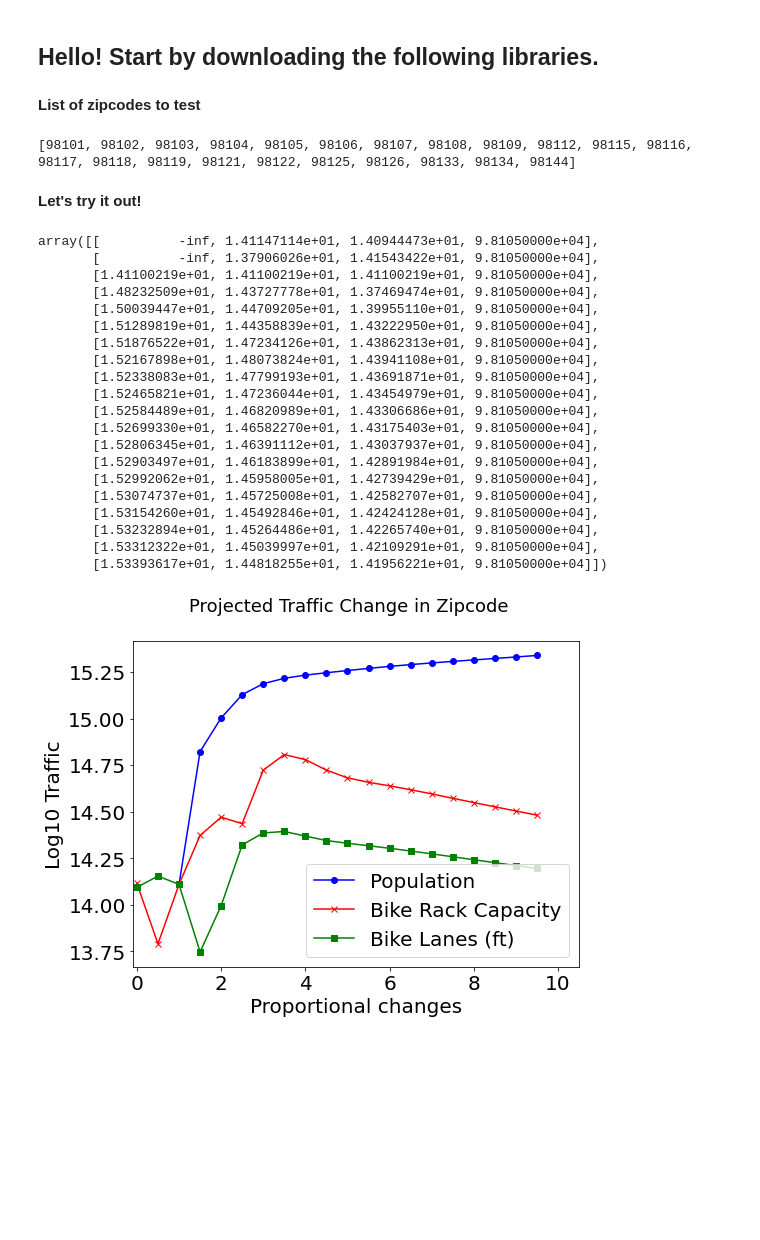
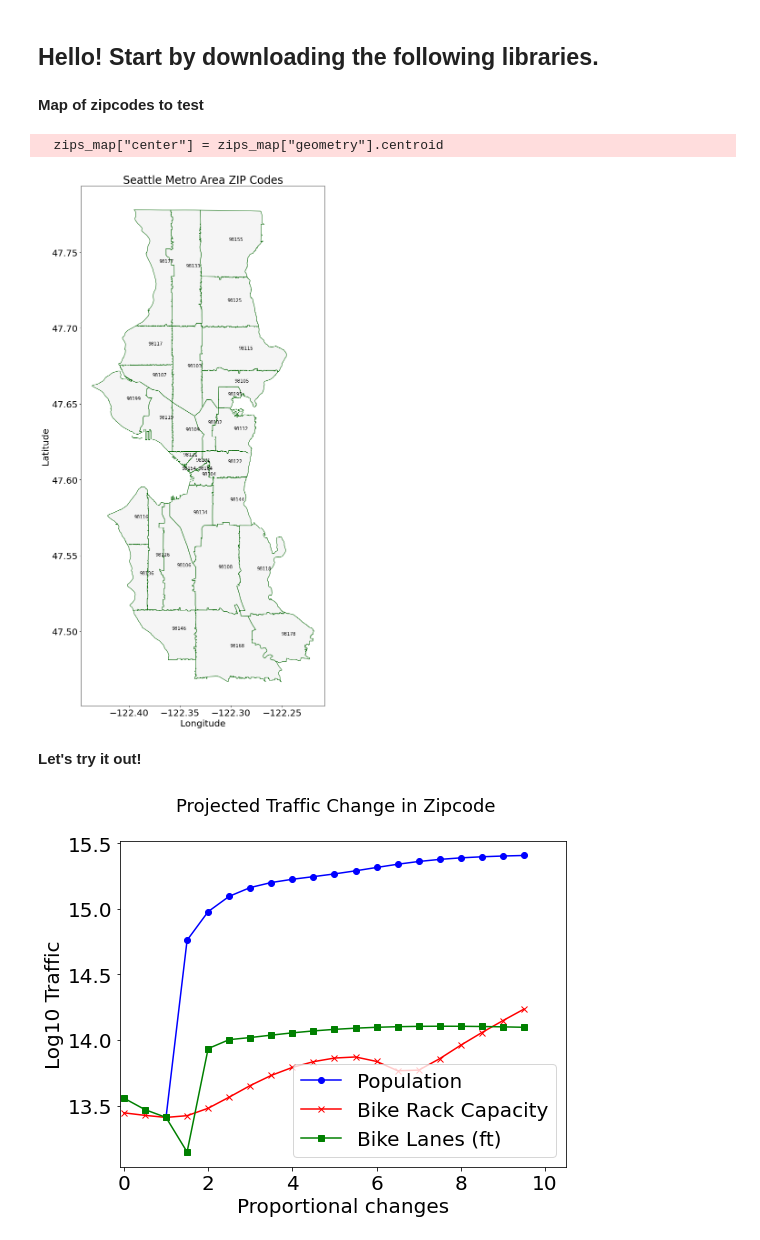
Before and after one commit to Greening-Seattle/Prediction, a Jupyter notebook: greenseattle/Demo.ipynb, the cells around one changed output. Saved outputs shown, nothing was run; the diff lists cells and outputs as text; code cells hidden in the pictures; blank space fills up the shorter version.

Commit message:
demo map of zip codes area for function input to visualize prediction model

```diff
--- a/greenseattle/Demo.ipynb
+++ b/greenseattle/Demo.ipynb
@@ -10,35 +9,15 @@ import pandas as pd
 # %%
 all_data = pd.read_csv('./Data/all_data.csv')
 # %% [markdown]
-**List of zipcodes to test**
+**Map of zipcodes to test**
-# %%
-zipcodes = list(np.unique(all_data['ZIPCODE'].values))
-print(zipcodes)
-# %% [output]
-[98101, 98102, 98103, 98104, 98105, 98106, 98107, 98108, 98109, 98112, 98115, 98116, 98117, 98118, 98119, 98121, 98122, 98125, 98126, 98133, 98134, 98144]
+# %%
+zips_show.plot_zips()
+# %% [output]
+  zips_map["center"] = zips_map["geometry"].centroid
+[figure, added]
 # %% [markdown]
 **Let's try it out!**
 # %%
-model_viz(98105)
+model_viz(98106);
 # %% [output]
-array([[          -inf, 1.41147114e+01, 1.40944473e+01, 9.81050000e+04],
-       [          -inf, 1.37906026e+01, 1.41543422e+01, 9.81050000e+04],
-       [1.41100219e+01, 1.41100219e+01, 1.41100219e+01, 9.81050000e+04],
-       [1.48232509e+01, 1.43727778e+01, 1.37469474e+01, 9.81050000e+04],
-       [1.50039447e+01, 1.44709205e+01, 1.39955110e+01, 9.81050000e+04],
-       [1.51289819e+01, 1.44358839e+01, 1.43222950e+01, 9.81050000e+04],
-       [1.51876522e+01, 1.47234126e+01, 1.43862313e+01, 9.81050000e+04],
-       [1.52167898e+01, 1.48073824e+01, 1.43941108e+01, 9.81050000e+04],
-       [1.52338083e+01, 1.47799193e+01, 1.43691871e+01, 9.81050000e+04],
-       [1.52465821e+01, 1.47236044e+01, 1.43454979e+01, 9.81050000e+04],
-       [1.52584489e+01, 1.46820989e+01, 1.43306686e+01, 9.81050000e+04],
-       [1.52699330e+01, 1.46582270e+01, 1.43175403e+01, 9.81050000e+04],
-       [1.52806345e+01, 1.46391112e+01, 1.43037937e+01, 9.81050000e+04],
-       [1.52903497e+01, 1.46183899e+01, 1.42891984e+01, 9.81050000e+04],
-       [1.52992062e+01, 1.45958005e+01, 1.42739429e+01, 9.81050000e+04],
-       [1.53074737e+01, 1.45725008e+01, 1.42582707e+01, 9.81050000e+04],
-       [1.53154260e+01, 1.45492846e+01, 1.42424128e+01, 9.81050000e+04],
-       [1.53232894e+01, 1.45264486e+01, 1.42265740e+01, 9.81050000e+04],
-       [1.53312322e+01, 1.45039997e+01, 1.42109291e+01, 9.81050000e+04],
-       [1.53393617e+01, 1.44818255e+01, 1.41956221e+01, 9.81050000e+04]])
-[figure, old version]
+[figure, new version]
```
Also changed, not shown: parts of 1 cell of this notebook, 1 other file.
